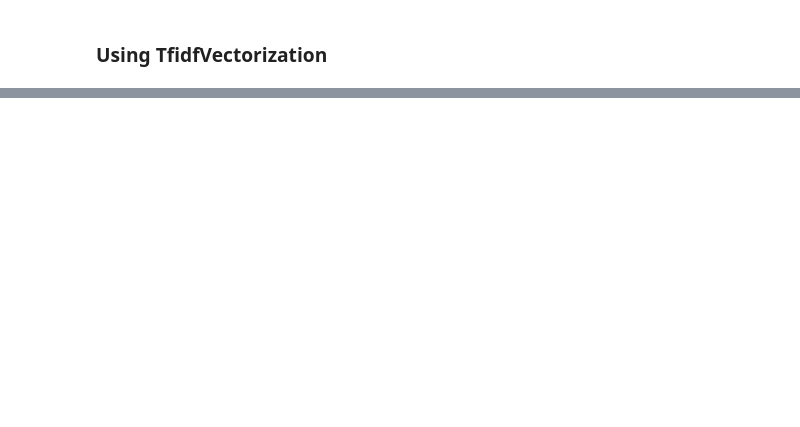
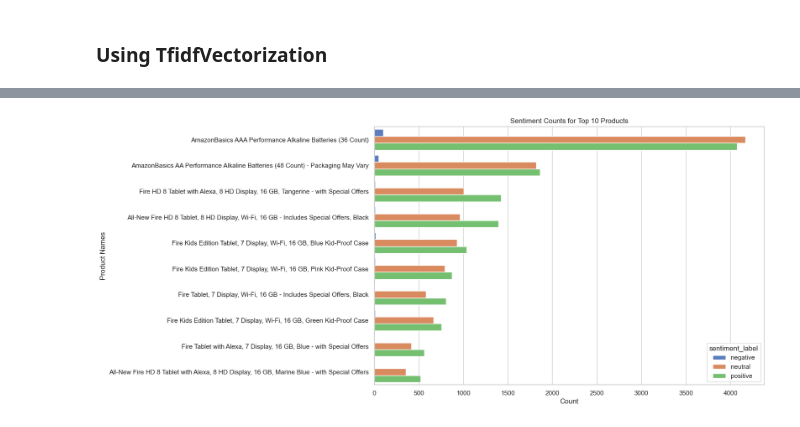
Before and after one commit to muhkashiff/amazon_products_sentimental_analysis, a Jupyter notebook: amazon_products_sentimental.ipynb, the cells around one changed output, grey strips where cells are left out. Drawn from its saved outputs; the diff is of its cells as text; code cells hidden in the pictures; blank space fills up the shorter version.

```diff
--- a/amazon_products_sentimental.ipynb
+++ b/amazon_products_sentimental.ipynb
@@ -564,0 +695,10 @@ All-New Fire HD 8 Tablet, 8" HD Display, Wi-Fi, 16 GB - Includes Special Offers,
+# %%
+# Count the sentiment for each product
+sentiment_counts = data.groupby(['name', 'sentiment_label']).size().reset_index(name='count')
+
+# Sort by count in descending order
+sentiment_counts = sentiment_counts.sort_values(by='count', ascending=False)
+
+# Print top 10 products with their sentiment counts
+print("Sentiment Counts for Each Product:")
+print(sentiment_counts.head(10))
@@ -564,0 +718,21 @@ All-New Fire HD 8 Tablet, 8" HD Display, Wi-Fi, 16 GB - Includes Special Offers,
+# %%
+# Filter to include only the top 10 products based on count
+top_10_products = sentiment_counts.groupby('name')['count'].sum().nlargest(10).index
+sentiment_counts_top_10 = sentiment_counts[sentiment_counts['name'].isin(top_10_products)]
+
+# Set the seaborn style
+sns.set(style="whitegrid")
+
+# Create the bar plot
+plt.figure(figsize=(12, 8))
+sns.barplot(data=sentiment_counts_top_10, x='count', y='name', hue='sentiment_label', palette='muted')
+
+# Set labels and title
+plt.xlabel('Count')
+plt.ylabel('Product Names')
+plt.title('Sentiment Counts for Top 10 Products')
+
+# Show the plot
+plt.show()
+# %% [output]
+[figure, added]
```
Also changed, not shown: parts of 21 cells of this notebook.
